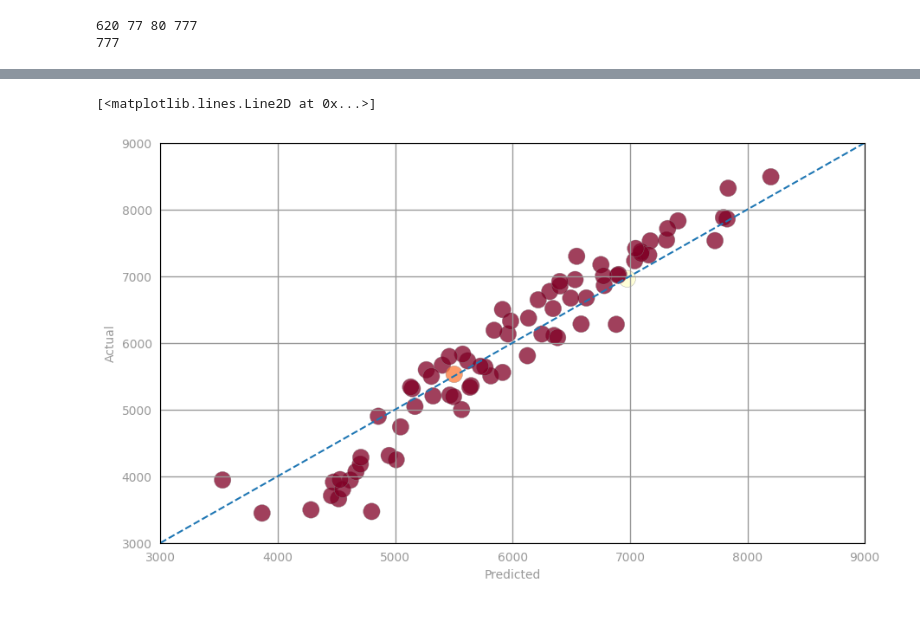
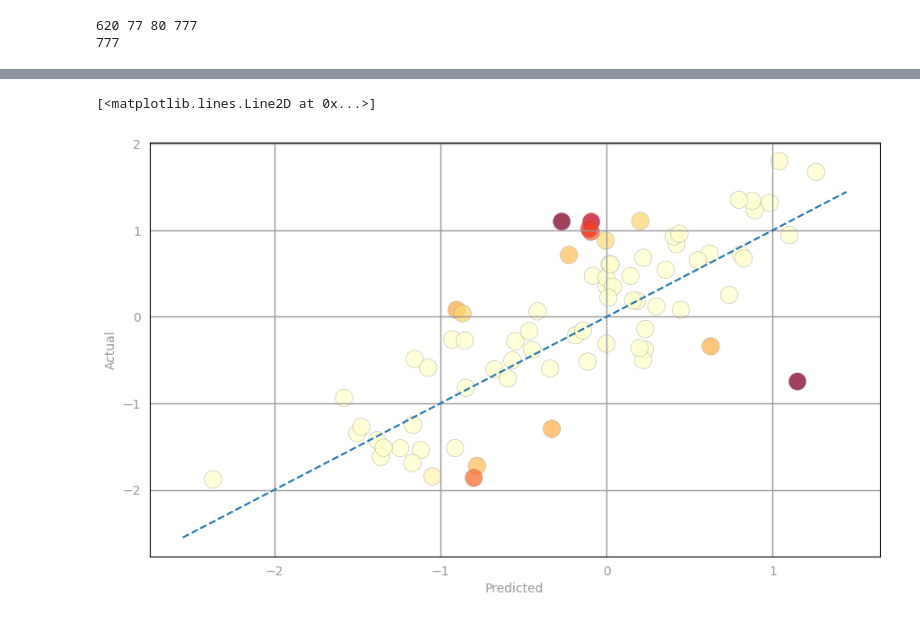
Before and after one commit to ptoyip/COMP4651_Final_Project, a Jupyter notebook: mlp.ipynb, the cells around one changed output, grey strips where cells are left out. Saved outputs shown, nothing was run; the diff lists cells and outputs as text; code cells hidden in the pictures.

```diff
--- a/mlp.ipynb
+++ b/mlp.ipynb
@@ -231,0 +506,28 @@ Validation RMSE:
+# %%
+numIters = 1000
+w1, w2, w3, errorTrainMLP0 = MLPGradientDescent(TrainData, numIters, 3e-2)
+
+labelsAndPreds = TrainData.map(lambda lp: (lp.label, w1.dot(lp.features))) \
+                                .map(lambda lp: (lp[0], np.maximum(lp[1], 0))) \
+                                .map(lambda lp: (lp[0], w2.dot(lp[1]))) \
+                                .map(lambda lp: (lp[0], np.maximum(lp[1], 0))) \
+                                .map(lambda lp: (lp[0], w3.dot(lp[1])))
+rmseTrainMLP0 = calcRMSE(labelsAndPreds)
+
+labelsAndPreds = ValData.map(lambda lp: (lp.label, w1.dot(lp.features))) \
+                                .map(lambda lp: (lp[0], np.maximum(lp[1], 0))) \
+                                .map(lambda lp: (lp[0], w2.dot(lp[1]))) \
+                                .map(lambda lp: (lp[0], np.maximum(lp[1], 0))) \
+                                .map(lambda lp: (lp[0], w3.dot(lp[1])))
+rmseValMLP0 = calcRMSE(labelsAndPreds)
+
+labelsAndPreds = TestData.map(lambda lp: (lp.label, w1.dot(lp.features))) \
+                                .map(lambda lp: (lp[0], np.maximum(lp[1], 0))) \
+                                .map(lambda lp: (lp[0], w2.dot(lp[1]))) \
+                                .map(lambda lp: (lp[0], np.maximum(lp[1], 0))) \
+                                .map(lambda lp: (lp[0], w3.dot(lp[1])))
+rmseTestMLP0 = calcRMSE(labelsAndPreds)
+
+print('Train RMSE:\n\tBaseline = {0:.3f}\n\tLR0 = {1:.3f}'.format(rmseTrainBase, rmseTrainMLP0))
+print('Validation RMSE:\n\tBaseline = {0:.3f}\n\tLR0 = {1:.3f}'.format(rmseValBase, rmseValMLP0))
+print('Test RMSE:\n\tBaseline = {0:.3f}\n\tLR0 = {1:.3f}'.format(rmseTestBase, rmseTestMLP0))
@@ -252,29 +598,34 @@ pass
 # %%
 actual = np.asarray(ValData \
                     .map(lambda lp: lp.label) \
                     .collect())
 
 predictions = np.asarray(ValData \
-                        .map(lambda x: getLabeledPrediction(weightsLR0, x)) \
-                        .map(lambda lp: lp[1]) \
+                        .map(lambda lp: (w1.dot(lp.features))) \
+                        .map(lambda lp: (np.maximum(lp, 0))) \
+                        .map(lambda lp: (w2.dot(lp))) \
+                        .map(lambda lp: (np.maximum(lp, 0))) \
+                        .map(lambda lp: (w3.dot(lp))) \
                         .collect())
 
 error = np.asarray(ValData \
-                    .map(lambda x: getLabeledPrediction(weightsLR0, x)) \
+                    .map(lambda lp: (lp.label, w1.dot(lp.features))) \
+                    .map(lambda lp: (lp[0], np.maximum(lp[1], 0))) \
+                    .map(lambda lp: (lp[0], w2.dot(lp[1]))) \
+                    .map(lambda lp: (lp[0], np.maximum(lp[1], 0))) \
+                    .map(lambda lp: (lp[0], w3.dot(lp[1]))) \
                     .map(lambda lp_tuple: squaredError(lp_tuple[0], lp_tuple[1])) \
                     .collect())
 
 clrs = cmap(np.asarray(norm(error)))[:,0:3]
 
-fig, ax = preparePlot(np.arange(0, 10000, 1000), np.arange(0, 10000, 1000))
-ax.set_xlim(3000, 9000)
-ax.set_ylim(3000, 9000)
+fig, ax = preparePlot(np.arange(-10, 10, 1), np.arange(-10, 10, 1))
 plt.scatter(predictions, actual, s=14**2, c=clrs, edgecolors='#888888', alpha=0.75, linewidths=0.3)
 ax.set_xlabel('Predicted'), ax.set_ylabel('Actual')
 
 x_vals = np.array(ax.get_xlim())
 y_vals = 1 * x_vals
 plt.plot(x_vals, y_vals, '--')
 # %% [output]
 [<matplotlib.lines.Line2D at 0x...>]
-[figure, old version]
+[figure, new version]
```
Also changed, not shown: parts of 37 cells of this notebook.
